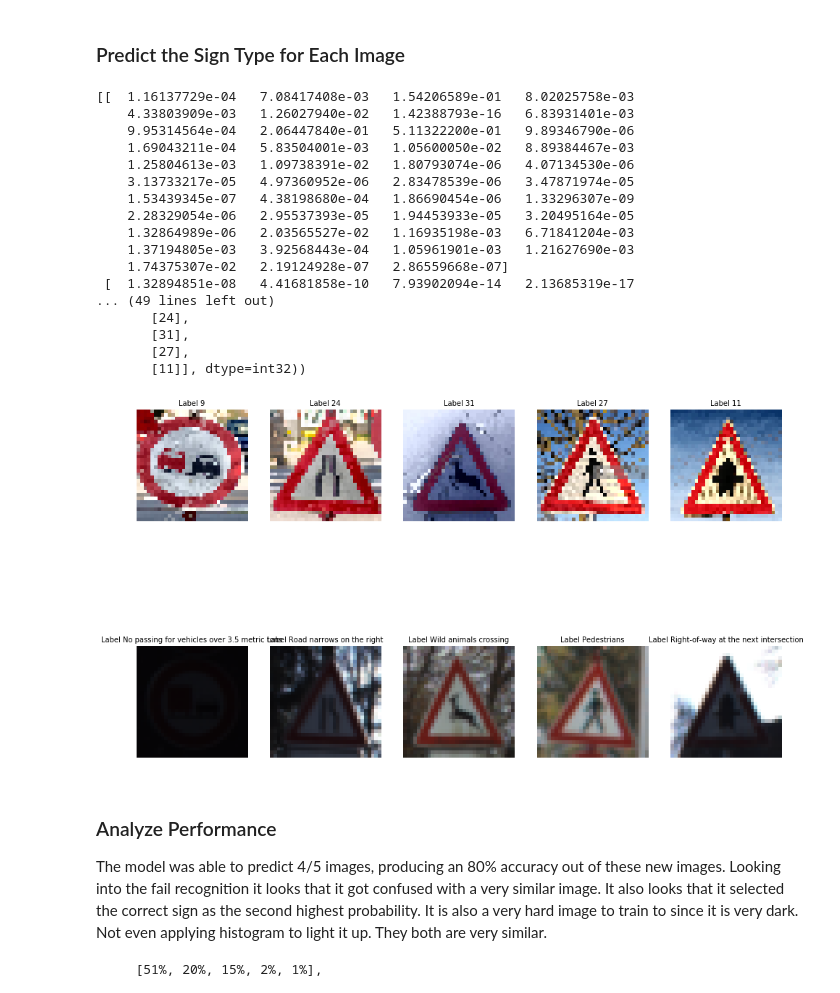
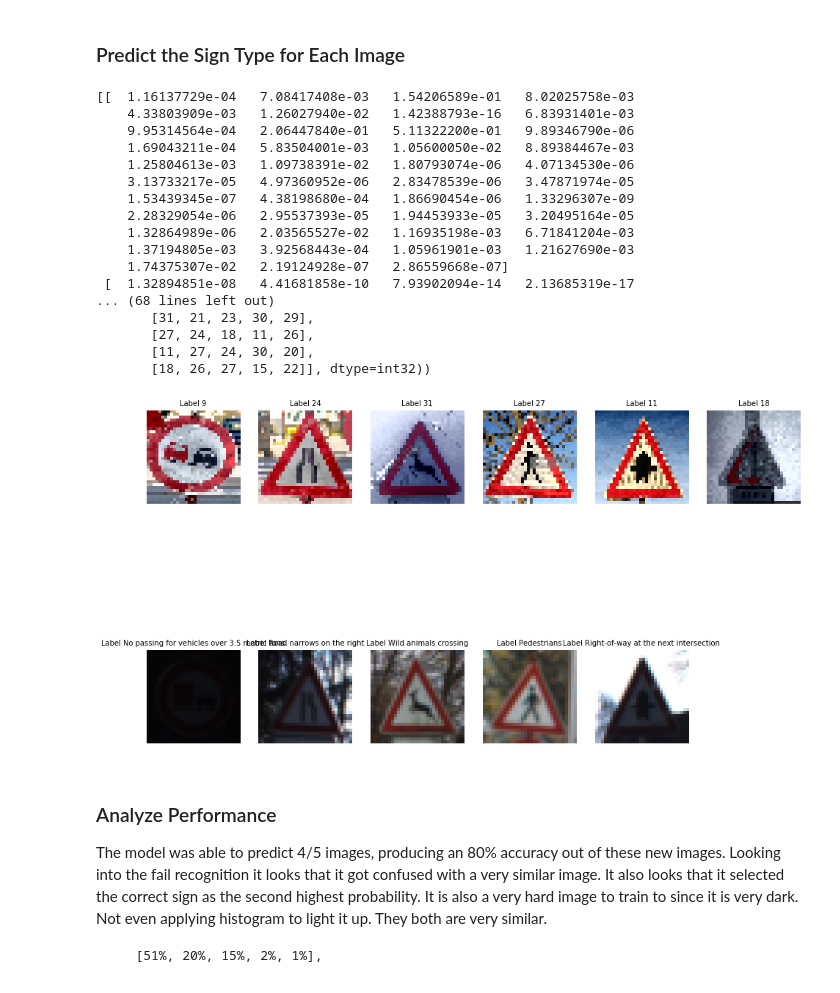
Before and after one commit to jsrivaya/CarND-Traffic-Sign-Classifier-Project, a Jupyter notebook: Traffic_Sign_Classifier.ipynb, the cells around one changed output. Cells and saved outputs as stored; diff of their text form; code cells hidden in the pictures.

```diff
--- a/Traffic_Sign_Classifier.ipynb
+++ b/Traffic_Sign_Classifier.ipynb
@@ -263,7 +265,7 @@ mod_titles = ["Original", "Gaussian Blur",
               "Rotate 15 degrees", "Translation [-2,2]",
               "Scale to .6", "Gray Scale", "YUV", "Preprocess"]
 ## Original
-mod_images[0] = images[1].squeeze()
+mod_images[0] = images[9].squeeze()
 ## Gaussian Blur
 mod_images[1] = gaussian_blur(mod_images[0], 5)
 ## Rotate 15 degrees
@@ -606,16 +608,17 @@ test_files = [
     './Data/german_signs/image_2',
     './Data/german_signs/image_3',
     './Data/german_signs/image_4',
-    './Data/german_signs/image_5'
+    './Data/german_signs/image_5',
+    './Data/german_signs/image_6'
 ]
-test_labels = [9,24,31,27,11]
-test_images = [0] * 5
+test_labels = [9,24,31,27,11, 18]
+test_images = [0] * 6
 
 fig = plt.figure(figsize=(15,10))
-for i in range(0, 5):
+for i in range(0, 6):
     test_images[i] = cv2.imread(test_files[i], cv2.IMREAD_COLOR)
     test_images[i] = cv2.cvtColor(test_images[i], cv2.COLOR_BGR2RGB)
-    img = fig.add_subplot(1, 5, i+1)
+    img = fig.add_subplot(1, 6, i+1)
     plt.imshow(test_images[i])
     img.set_title("Label {}".format(test_labels[i]), size=10)
     plt.axis('off')
@@ -625,9 +628,9 @@ plt.show()
 
 # Show preprocessed images
 fig = plt.figure(figsize=(15,10))
-for i in range(0, 5):
+for i in range(0, 6):
     test_images[i] = preProcessImage(test_images[i])
-    img = fig.add_subplot(1, 5, i+1)
+    img = fig.add_subplot(1, 6, i+1)
     # Preprocess already convert into 32,32 if it's not
     plt.imshow(test_images[i])
     img.set_title("Label {}".format(test_labels[i]), size=10)
@@ -647,7 +650,7 @@ plt.show()
 
 softmax = tf.nn.softmax(logits)
 
-k = 1
+k = 5
 
 with tf.Session() as sess:
     #saver.restore(sess, tf.train.latest_checkpoint('.'))
@@ -656,45 +659,45 @@ with tf.Session() as sess:
     # visualize as matrix
     print(predictions)
     print()
     top_k_predictions = sess.run(tf.nn.top_k(softmax, k), feed_dict={x: test_images, keep_prob: (1.0, 1.0)})
     print (top_k_predictions)
     print()
 
 # Show input images and image prediction
 fig = plt.figure(figsize=(15,10))
-for i in range(0, 5):
-    img = fig.add_subplot(2, 5, i+1)
+for i in range(0, 6):
+    img = fig.add_subplot(2, 6, i+1)
     plt.imshow(test_images[i])
     img.set_title("Label {}".format(test_labels[i]), size=10)
     plt.axis('off')
 
-for i in range(5, 10):
-    img = fig.add_subplot(2, 5, i+1)
-    plt.imshow(images[top_k_predictions[1][i-5][0]])
-    img.set_title("Label {}".format(signnames[top_k_predictions[1][i-5][0]]), size=10)
+for i in range(6, 11):
+    img = fig.add_subplot(2, 6, i+1)
+    plt.imshow(images[top_k_predictions[1][i-6][0]])
+    img.set_title("Label {}".format(signnames[top_k_predictions[1][i-6][0]]), size=10)
     plt.axis('off')
 
 fig.subplots_adjust(bottom=0.05, right=0.95)
 plt.show()
 # %% [output]
 [[  1.16137729e-04   7.08417408e-03   1.54206589e-01   8.02025758e-03
     4.33803909e-03   1.26027940e-02   1.42388793e-16   6.83931401e-03
     9.95314564e-04   2.06447840e-01   5.11322200e-01   9.89346790e-06
     1.69043211e-04   5.83504001e-03   1.05600050e-02   8.89384467e-03
     1.25804613e-03   1.09738391e-02   1.80793074e-06   4.07134530e-06
     3.13733217e-05   4.97360952e-06   2.83478539e-06   3.47871974e-05
     1.53439345e-07   4.38198680e-04   1.86690454e-06   1.33296307e-09
     2.28329054e-06   2.95537393e-05   1.94453933e-05   3.20495164e-05
     1.32864989e-06   2.03565527e-02   1.16935198e-03   6.71841204e-03
     1.37194805e-03   3.92568443e-04   1.05961901e-03   1.21627690e-03
     1.74375307e-02   2.19124928e-07   2.86559668e-07]
  [  1.32894851e-08   4.41681858e-10   7.93902094e-14   2.13685319e-17
-... (49 lines left out)
-       [24],
-       [31],
-       [27],
-       [11]], dtype=int32))
+... (68 lines left out)
+       [31, 21, 23, 30, 29],
+       [27, 24, 18, 11, 26],
+       [11, 27, 24, 30, 20],
+       [18, 26, 27, 15, 22]], dtype=int32))
-[figure, old version]
+[figure, new version]
 # %% [markdown]
 ### Analyze Performance
 
```
Also changed, not shown: parts of 3 cells of this notebook, 1 other file.
